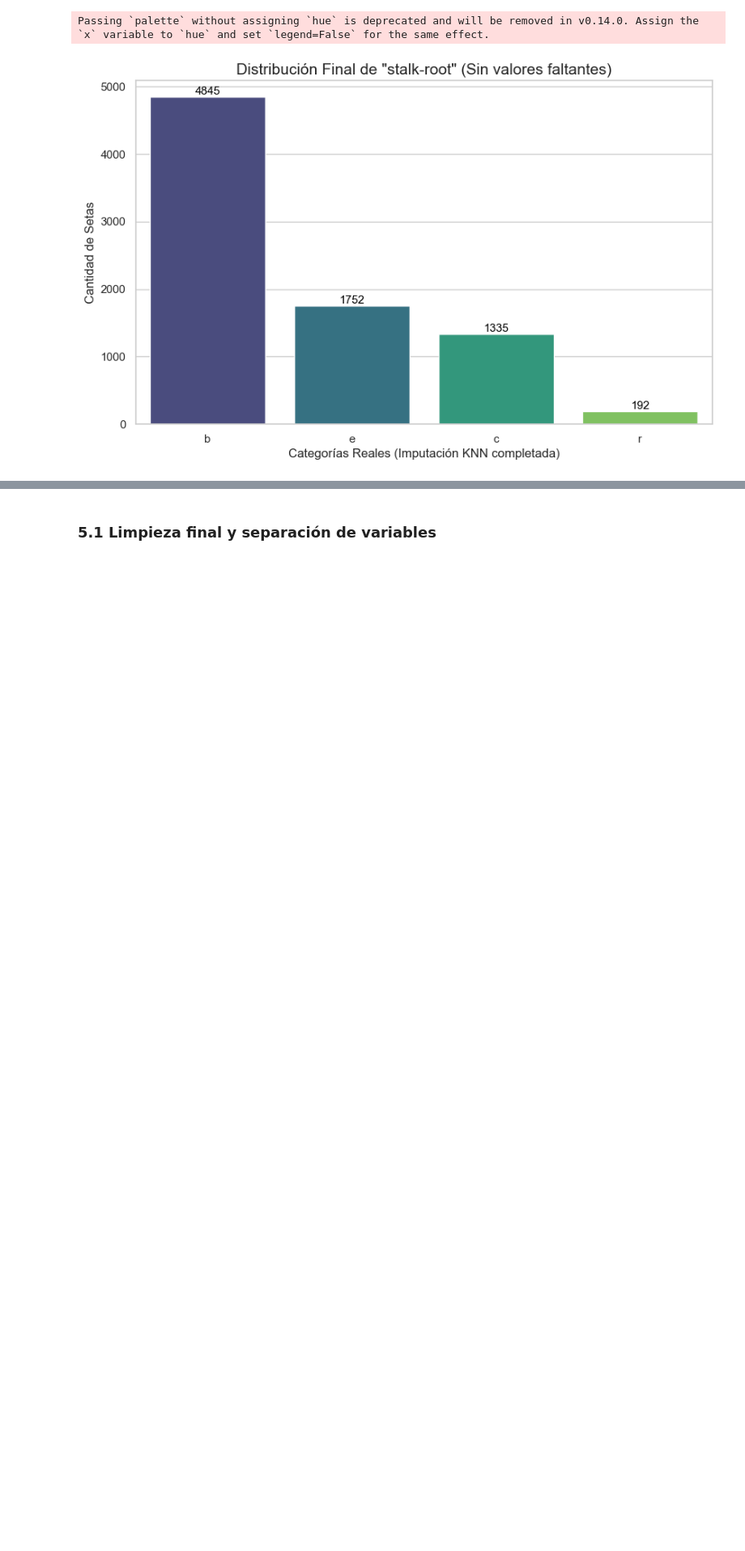
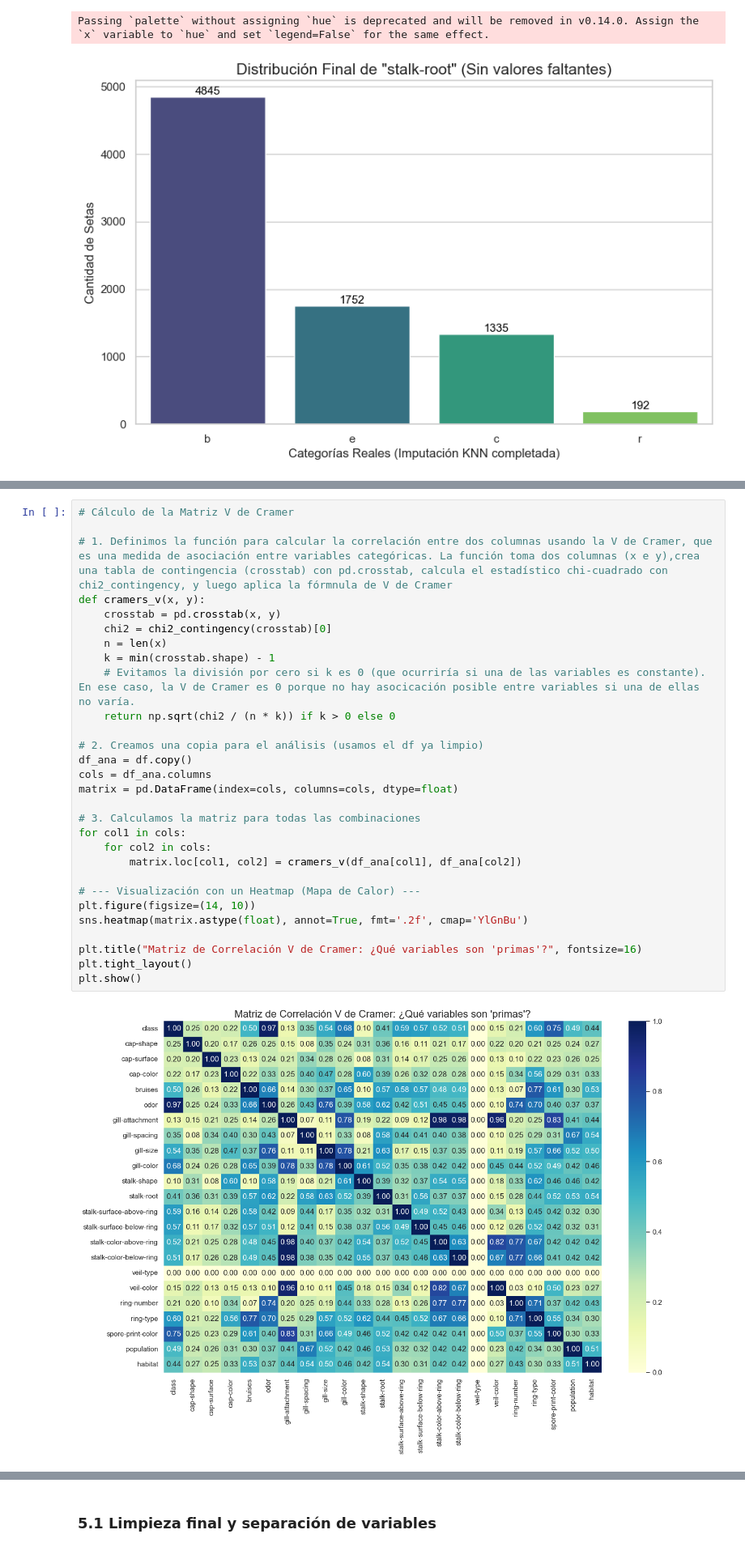
Before and after one commit to ThamirysKearney/DA-Project-Unsupervised-ML-Thami, a Jupyter notebook: notebooks/workshop_clustering_pca.ipynb, the cells around one changed output, grey strips where cells are left out. Shown at 81% size. Drawn from its saved outputs; the diff is of its cells as text; blank space fills up the shorter version.

Commit message:
anlálisis: integrada Matriz V de Cramer y resumen del EDA

```diff
--- a/notebooks/workshop_clustering_pca.ipynb
+++ b/notebooks/workshop_clustering_pca.ipynb
@@ -601,0 +615,31 @@ Passing `palette` without assigning `hue` is deprecated and will be removed in v
+# %%
+# Cálculo de la Matriz V de Cramer
+
+# 1. Definimos la función para calcular la correlación entre dos columnas usando la V de Cramer, que es una medida de asociación entre variables categóricas. La función toma dos columnas (x e y),crea una tabla de contingencia (crosstab) con pd.crosstab, calcula el estadístico chi-cuadrado con chi2_contingency, y luego aplica la fórmnula de V de Cramer
+def cramers_v(x, y):
+    crosstab = pd.crosstab(x, y)
+    chi2 = chi2_contingency(crosstab)[0]
+    n = len(x)
+    k = min(crosstab.shape) - 1
+    # Evitamos la división por cero si k es 0 (que ocurriría si una de las variables es constante). En ese caso, la V de Cramer es 0 porque no hay asocicación posible entre variables si una de ellas no varía.
+    return np.sqrt(chi2 / (n * k)) if k > 0 else 0
+
+# 2. Creamos una copia para el análisis (usamos el df ya limpio)
+df_ana = df.copy()
+cols = df_ana.columns
+matrix = pd.DataFrame(index=cols, columns=cols, dtype=float)
+
+# 3. Calculamos la matriz para todas las combinaciones
+for col1 in cols:
+    for col2 in cols:
+        matrix.loc[col1, col2] = cramers_v(df_ana[col1], df_ana[col2])
+
+# --- Visualización con un Heatmap (Mapa de Calor) ---
+plt.figure(figsize=(14, 10))
+sns.heatmap(matrix.astype(float), annot=True, fmt='.2f', cmap='YlGnBu')
+
+plt.title("Matriz de Correlación V de Cramer: ¿Qué variables son 'primas'?", fontsize=16)
+plt.tight_layout()
+plt.show()
+# %% [output]
+[figure, added]
```
Also changed, not shown: parts of 14 cells of this notebook.
